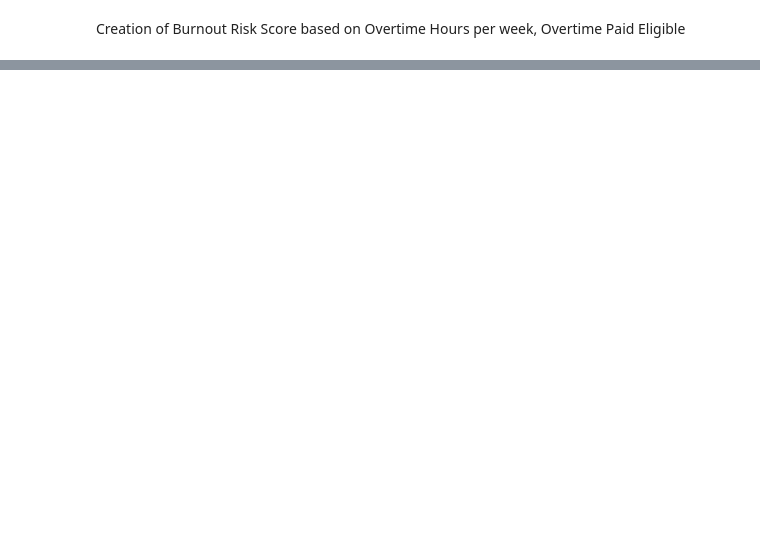
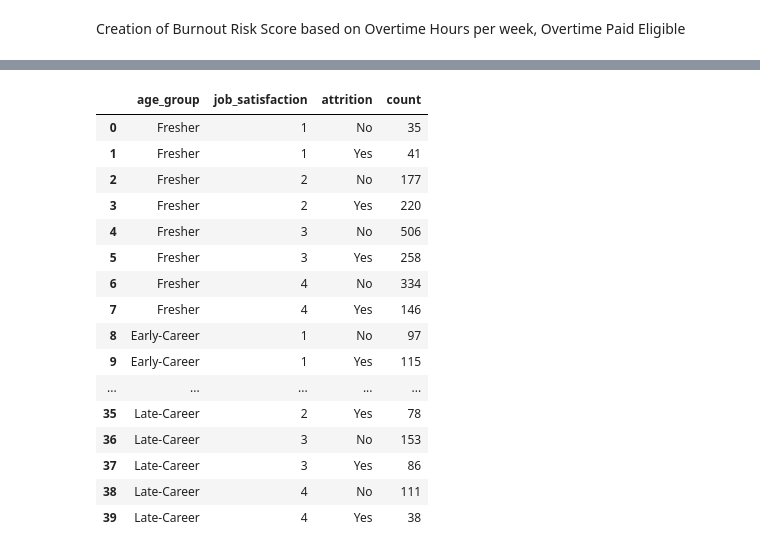
Before and after one commit to jagdisheverest2004/HR-Employee_Attrition_Analysis, a Jupyter notebook: hr_churn_analysis.ipynb, the cells around one changed output, grey strips where cells are left out. Cells and saved outputs as stored; diff of their text form; code cells hidden in the pictures; blank space fills up the shorter version.

```diff
--- a/hr_churn_analysis.ipynb
+++ b/hr_churn_analysis.ipynb
@@ -86,7 +108,7 @@ Creation of Promotion Velocity based on Years at Company and Promotions in Last
 # %%
 attrition_df['promotion_velocity'] = (
     attrition_df['years_at_company'] / (attrition_df['promotions_last_5years'])
-)
+).round(2)
 attrition_df['promotion_velocity'] = attrition_df['promotion_velocity'].replace([np.inf, np.nan], 0)
 # %% [markdown]
 Creation of Total Overtime Hours based on Overtime Hours per Week and Years in Current Role
@@ -105,0 +348,21 @@ attrition_df['burnout_risk_flag'] = (
+# %%
+result = attrition_df.groupby(['age_group','job_satisfaction','attrition']).size().rename('count').reset_index()
+display(result)
+# %% [output]
+|  | age_group | job_satisfaction | attrition | count |
+| 0 | Fresher | 1 | No | 35 |
+| 1 | Fresher | 1 | Yes | 41 |
+| 2 | Fresher | 2 | No | 177 |
+| 3 | Fresher | 2 | Yes | 220 |
+| 4 | Fresher | 3 | No | 506 |
+| 5 | Fresher | 3 | Yes | 258 |
+| 6 | Fresher | 4 | No | 334 |
+| 7 | Fresher | 4 | Yes | 146 |
+| 8 | Early-Career | 1 | No | 97 |
+| 9 | Early-Career | 1 | Yes | 115 |
+| ... | ... | ... | ... | ... |
+| 35 | Late-Career | 2 | Yes | 78 |
+| 36 | Late-Career | 3 | No | 153 |
+| 37 | Late-Career | 3 | Yes | 86 |
+| 38 | Late-Career | 4 | No | 111 |
+| 39 | Late-Career | 4 | Yes | 38 |
```
Also changed, not shown: parts of 15 cells of this notebook, 1 other file.
